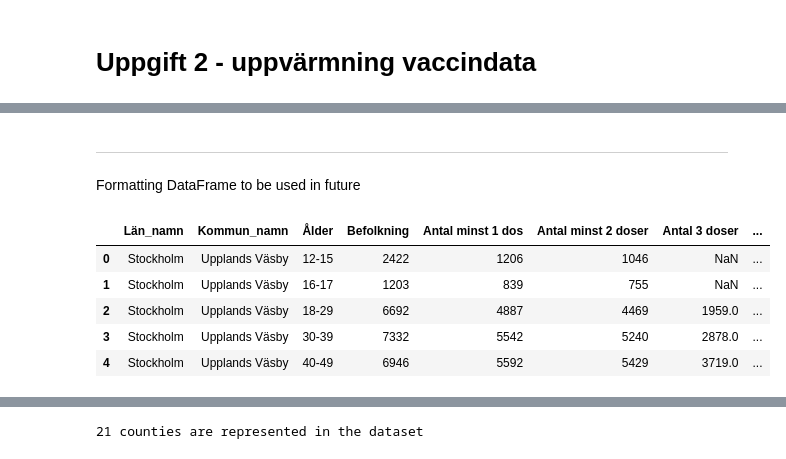
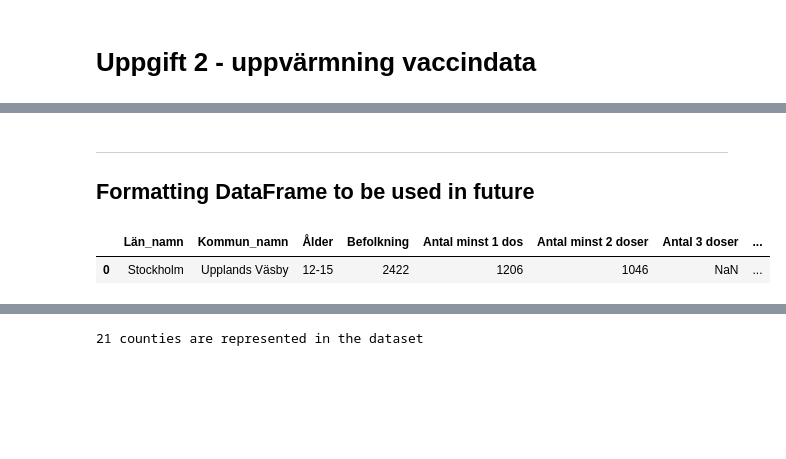
Before and after one commit to Andreas-Svensson/data_processing, a Jupyter notebook: Laboration_Covid19/E2_Data_Vaccines.ipynb, the cells around one changed output, grey strips where cells are left out. Drawn from its saved outputs; the diff is of its cells as text; code cells hidden in the pictures; blank space fills up the shorter version.

```diff
--- a/Laboration_Covid19/E2_Data_Vaccines.ipynb
+++ b/Laboration_Covid19/E2_Data_Vaccines.ipynb
@@ -42,18 +42,14 @@ dtypes: float64(2), int64(3), object(3)
 memory usage: 181.4+ KB
 # %% [markdown]
 ---
-Formatting DataFrame to be used in future
+## Formatting DataFrame to be used in future
 # %%
 # # renaming from county to region (replacing "s län" and " län" endings)
 df["Län_namn"].replace({'s län$': '', ' län$': ''}, regex = True, inplace = True)
-df.head()
+df.head(1)
 # %% [output]
 |  | Län_namn | Kommun_namn | Ålder | Befolkning | Antal minst 1 dos | Antal minst 2 doser | Antal 3 doser | ... |
 | 0 | Stockholm | Upplands Väsby | 12-15 | 2422 | 1206 | 1046 | NaN | ... |
-| 1 | Stockholm | Upplands Väsby | 16-17 | 1203 | 839 | 755 | NaN | ... |
-| 2 | Stockholm | Upplands Väsby | 18-29 | 6692 | 4887 | 4469 | 1959.0 | ... |
-| 3 | Stockholm | Upplands Väsby | 30-39 | 7332 | 5542 | 5240 | 2878.0 | ... |
-| 4 | Stockholm | Upplands Väsby | 40-49 | 6946 | 5592 | 5429 | 3719.0 | ... |
 # %%
 # renaming columns
 df.rename(columns={"Län_namn": "Region", "Kommun_namn": "Kommun", "Antal 3 doser": "Antal minst 3 doser", "Antal 4 doser": "Antal minst 4 doser"}, inplace = True)
```
Also changed, not shown: parts of 14 cells of this notebook.
